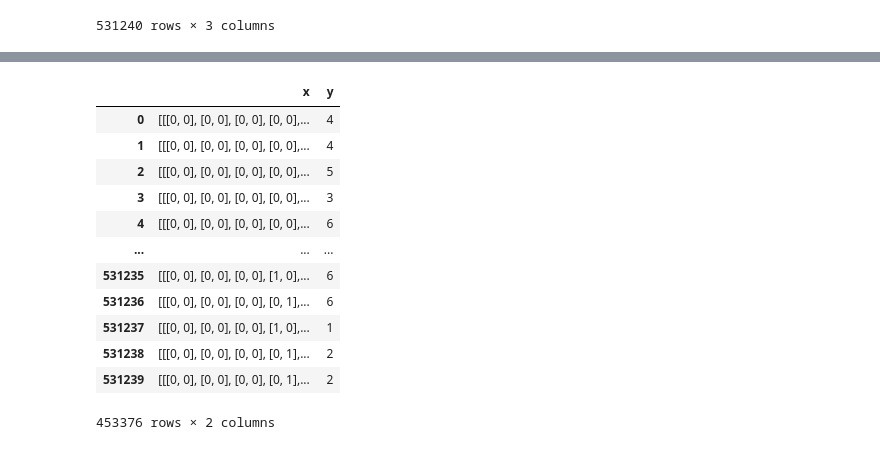
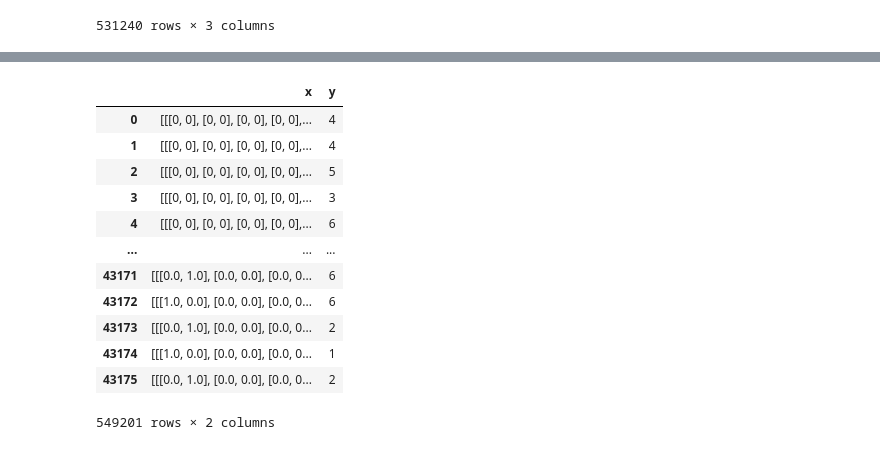
Before and after one commit to kzapalac/Connect4, a Jupyter notebook: clean_dans_data.ipynb, the cells around one changed output, grey strips where cells are left out. Drawn from its saved outputs; the diff is of its cells as text; code cells hidden in the pictures.

```diff
--- a/clean_dans_data.ipynb
+++ b/clean_dans_data.ipynb
@@ -157,18 +185,18 @@ df.to_pickle('data/MCTS7500_6-7-2shape_cleaned.pkl')
 # %%
 # testing it worked
-# df = pd.read_pickle('data/MCTS7500_6-7-2shape_cleaned.pkl')
-# display(df)
+df = pd.read_pickle('data/MCTS7500_6-7-2shape_cleaned_larger.pkl')
+display(df)
 # %% [output]
 |  | x | y |
 | 0 | [[[0, 0], [0, 0], [0, 0], [0, 0],... | 4 |
 | 1 | [[[0, 0], [0, 0], [0, 0], [0, 0],... | 4 |
 | 2 | [[[0, 0], [0, 0], [0, 0], [0, 0],... | 5 |
 | 3 | [[[0, 0], [0, 0], [0, 0], [0, 0],... | 3 |
 | 4 | [[[0, 0], [0, 0], [0, 0], [0, 0],... | 6 |
 | ... | ... | ... |
-| 531235 | [[[0, 0], [0, 0], [0, 0], [1, 0],... | 6 |
-| 531236 | [[[0, 0], [0, 0], [0, 0], [0, 1],... | 6 |
-| 531237 | [[[0, 0], [0, 0], [0, 0], [1, 0],... | 1 |
-| 531238 | [[[0, 0], [0, 0], [0, 0], [0, 1],... | 2 |
-| 531239 | [[[0, 0], [0, 0], [0, 0], [0, 1],... | 2 |
+| 43171 | [[[0.0, 1.0], [0.0, 0.0], [0.0, 0... | 6 |
+| 43172 | [[[1.0, 0.0], [0.0, 0.0], [0.0, 0... | 6 |
+| 43173 | [[[0.0, 1.0], [0.0, 0.0], [0.0, 0... | 2 |
+| 43174 | [[[1.0, 0.0], [0.0, 0.0], [0.0, 0... | 1 |
+| 43175 | [[[0.0, 1.0], [0.0, 0.0], [0.0, 0... | 2 |
-453376 rows × 2 columns
+549201 rows × 2 columns
```
Also changed, not shown: parts of 4 cells of this notebook.
